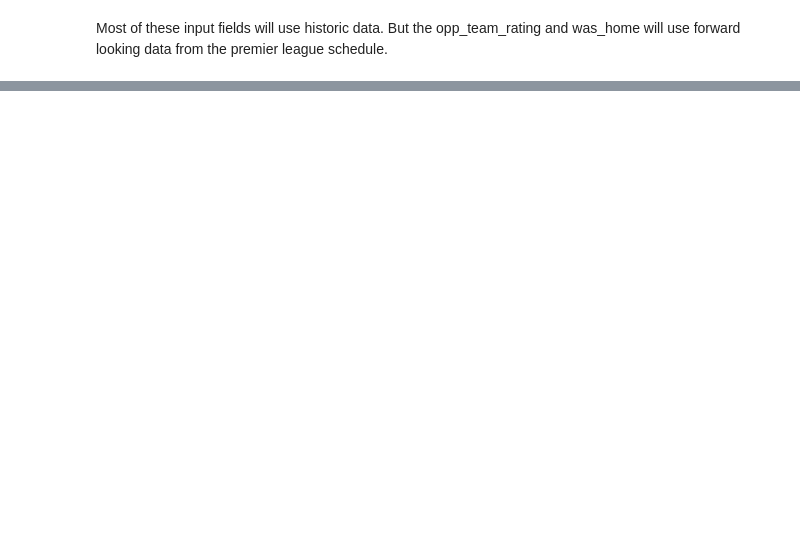
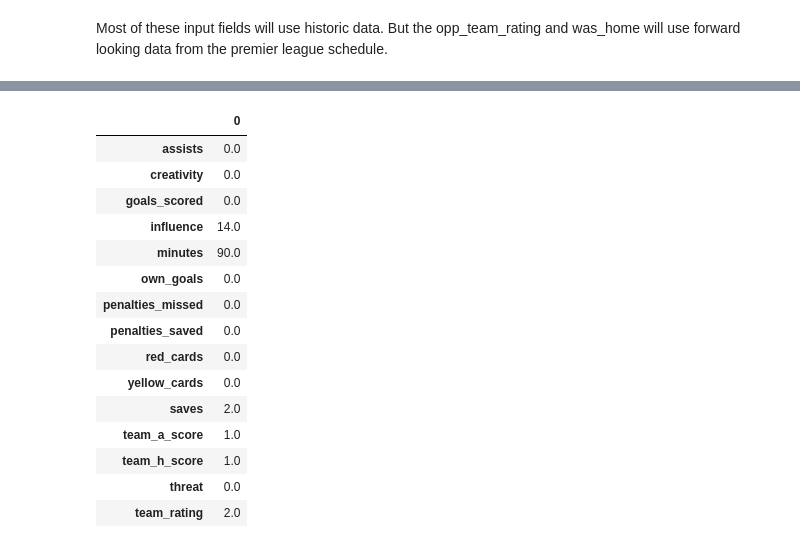
Before and after one commit to hledwards33/FPL_Predictive_Team_Selection, a Jupyter notebook: Goalkeeper Model.ipynb, the cells around one changed output, grey strips where cells are left out. Cells and saved outputs as stored; diff of their text form; code cells hidden in the pictures; blank space fills up the shorter version.

```diff
--- a/Goalkeeper Model.ipynb
+++ b/Goalkeeper Model.ipynb
@@ -199,0 +269,19 @@ For the next set of values we will use all historic data available for the playe
+# %%
+goalkeepers_pred_hist.drop('name', axis=1).mode().T
+# %% [output]
+|  | 0 |
+| assists | 0.0 |
+| creativity | 0.0 |
+| goals_scored | 0.0 |
+| influence | 14.0 |
+| minutes | 90.0 |
+| own_goals | 0.0 |
+| penalties_missed | 0.0 |
+| penalties_saved | 0.0 |
+| red_cards | 0.0 |
+| yellow_cards | 0.0 |
+| saves | 2.0 |
+| team_a_score | 1.0 |
+| team_h_score | 1.0 |
+| threat | 0.0 |
+| team_rating | 2.0 |
```
Also changed, not shown: parts of 16 cells of this notebook.
